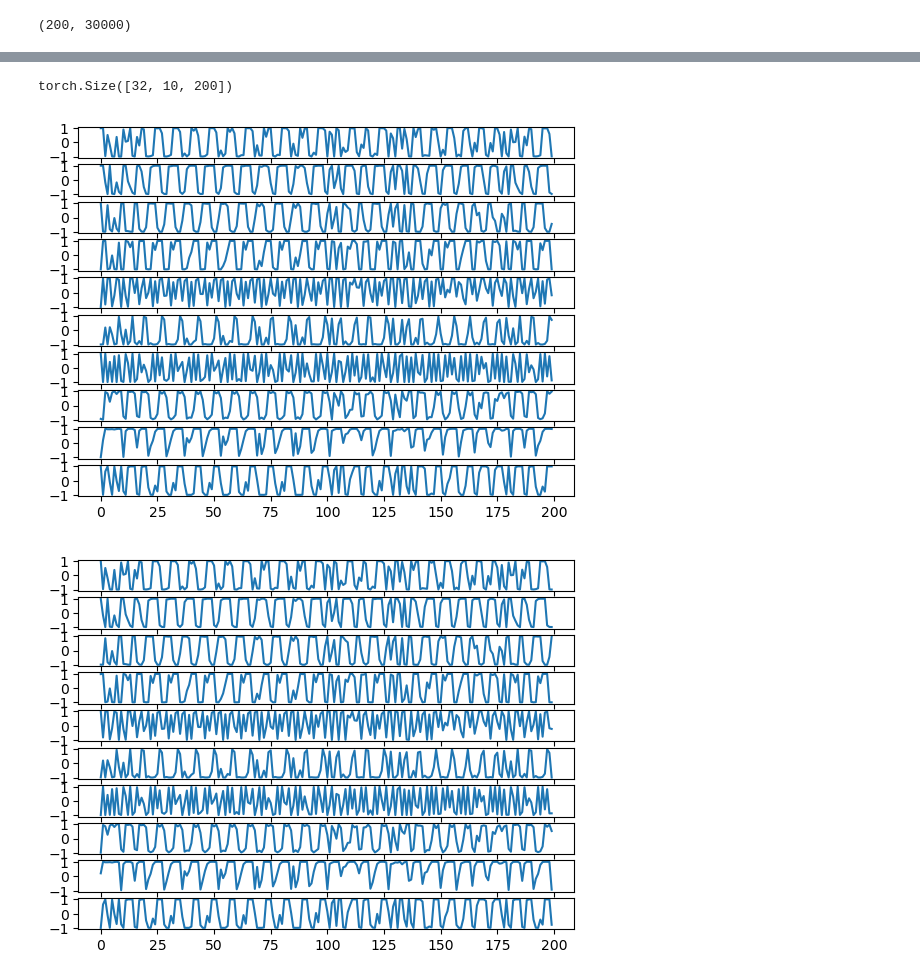
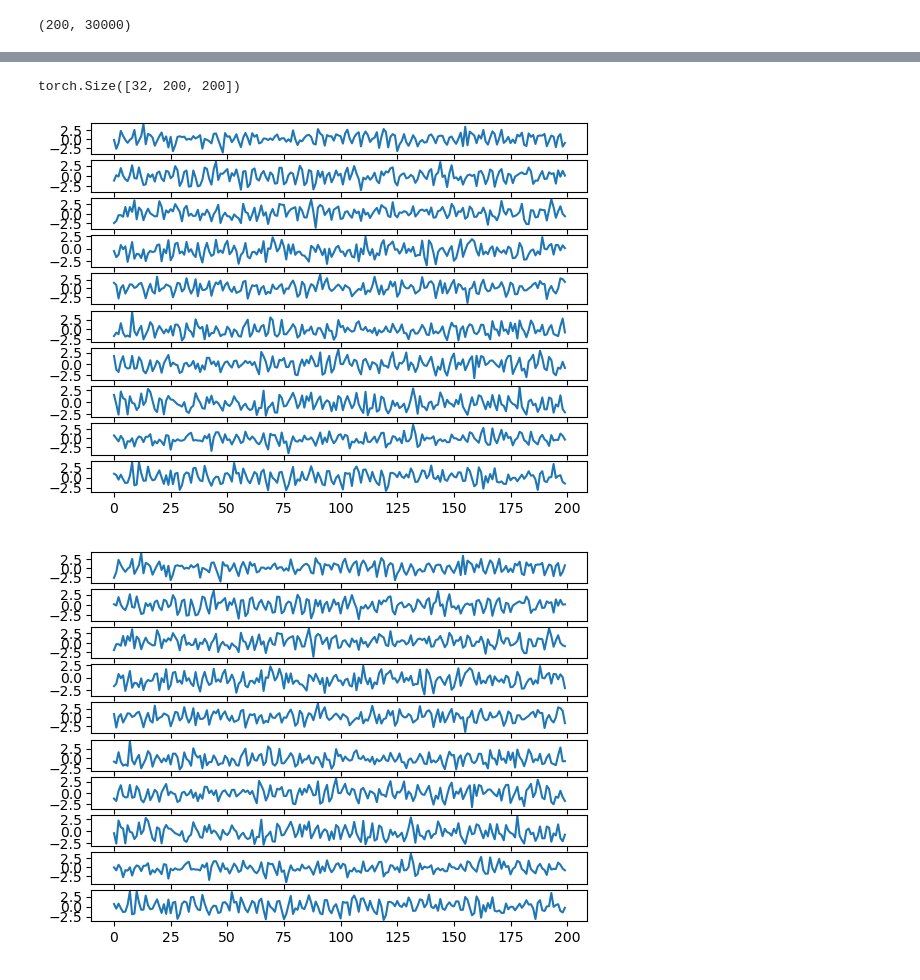
Before and after one commit to wuweizhang0723/func2graph, a Jupyter notebook: notebook/check_data/simulation_data.ipynb, the cells around one changed output, grey strips where cells are left out. Saved outputs shown, nothing was run; the diff lists cells and outputs as text; code cells hidden in the pictures.

```diff
--- a/notebook/check_data/simulation_data.ipynb
+++ b/notebook/check_data/simulation_data.ipynb
@@ -26,7 +29,7 @@ total_time = 30000
 
 data_random_seed=42 ######################
 
-weight_type="random"
+weight_type="cell_type"
 
 simulator = data_simulator(
     neuron_num=neuron_num,
@@ -107,15 +97,15 @@ plt.show()
 # %%
-neuron_num = 10
+neuron_num = 200
 dt = 0.001
 tau = 0.3
 
 spike_neuron_num=2
 spike_input=20
 
-random_seed=16
+random_seed=42
 total_time = 30000
 
-weight_type = "random"
+weight_type = "cell_type"
 
 trainloader, validloader, weight_matrix, cell_type_ids, cell_type2id, cell_type_count = generate_simulation_data(
     neuron_num=neuron_num,
@@ -145,17 +135,17 @@ tensor([[-0.5316, -0.9993,  0.8674,  ...,  0.9965,  0.7049, -0.9893],
 # %%
-for i_batch, sample_batched in enumerate(train_dataloader):
+for i_batch, sample_batched in enumerate(trainloader):
     print(sample_batched[0].shape)
     samples = sample_batched[0][0:2]
-    for i in range(neuron_num):
+    for i in range(10):
         plt.subplot(10, 1, i+1)
         plt.plot(samples[0][i])
     plt.show()
-    for i in range(neuron_num):
+    for i in range(10):
         plt.subplot(10, 1, i+1)
         plt.plot(samples[1][i])
     plt.show()
     break
 # %% [output]
-torch.Size([32, 10, 200])
+torch.Size([32, 200, 200])
-[figure, old version]
+[figure, new version]
-[figure, old version]
+[figure, new version]
```
Also changed, not shown: parts of 10 cells of this notebook, 3 other files.
